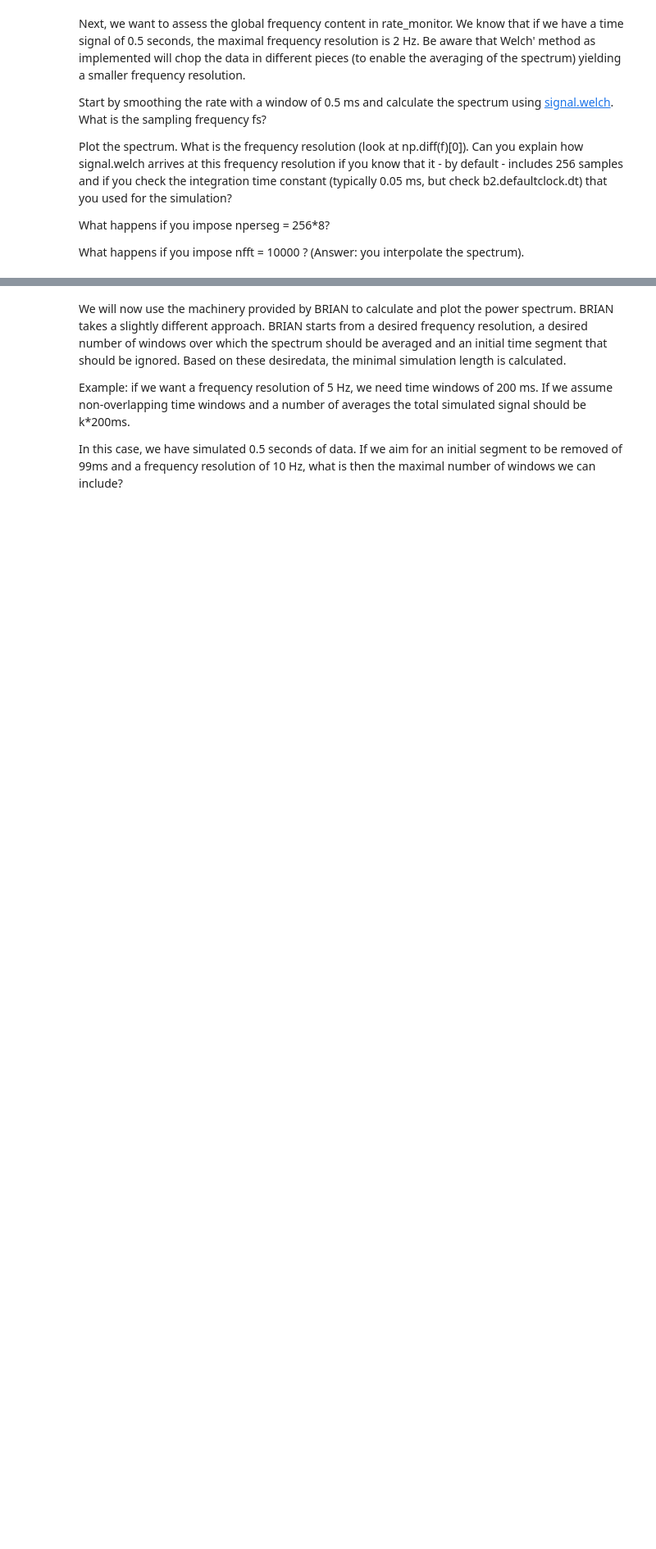
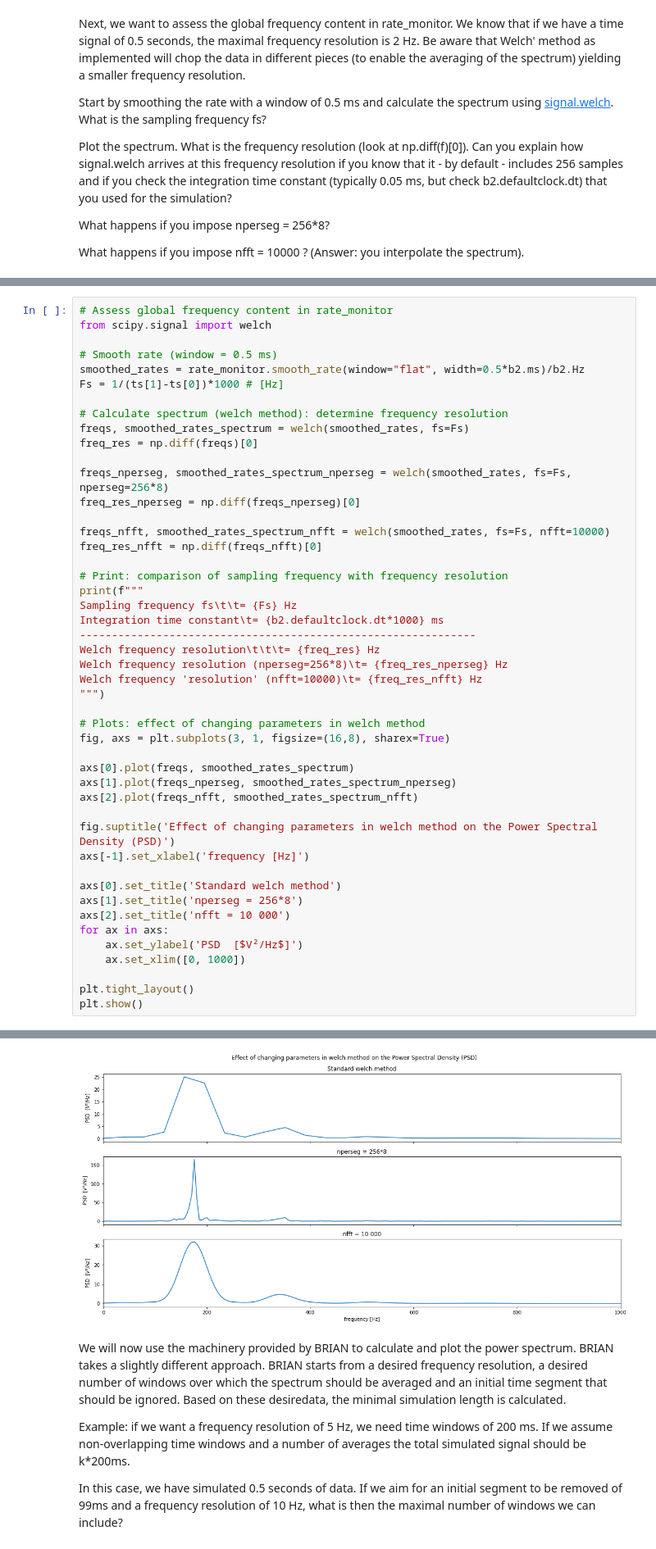
Before and after one commit to RobbeDeMuynck/CN_practicals, a Jupyter notebook: Module 3/Module3_Brunel_Group7.ipynb, the cells around one changed output, grey strips where cells are left out. Shown at 82% size. Cells and saved outputs as stored; diff of their text form; blank space fills up the shorter version.

```diff
--- a/Module 3/Module3_Brunel_Group7.ipynb
+++ b/Module 3/Module3_Brunel_Group7.ipynb
@@ -449,0 +392,48 @@ plt.show()
+# %%
+# Assess global frequency content in rate_monitor
+from scipy.signal import welch
+
+# Smooth rate (window = 0.5 ms)
+smoothed_rates = rate_monitor.smooth_rate(window="flat", width=0.5*b2.ms)/b2.Hz
+Fs = 1/(ts[1]-ts[0])*1000 # [Hz]
+
+# Calculate spectrum (welch method): determine frequency resolution
+freqs, smoothed_rates_spectrum = welch(smoothed_rates, fs=Fs)
+freq_res = np.diff(freqs)[0]
+
+freqs_nperseg, smoothed_rates_spectrum_nperseg = welch(smoothed_rates, fs=Fs, nperseg=256*8)
+freq_res_nperseg = np.diff(freqs_nperseg)[0]
+
+freqs_nfft, smoothed_rates_spectrum_nfft = welch(smoothed_rates, fs=Fs, nfft=10000)
+freq_res_nfft = np.diff(freqs_nfft)[0]
+
+# Print: comparison of sampling frequency with frequency resolution
+print(f"""
+Sampling frequency fs\t\t= {Fs} Hz
+Integration time constant\t= {b2.defaultclock.dt*1000} ms
+--------------------------------------------------------------
+Welch frequency resolution\t\t\t= {freq_res} Hz
+Welch frequency resolution (nperseg=256*8)\t= {freq_res_nperseg} Hz
+Welch frequency 'resolution' (nfft=10000)\t= {freq_res_nfft} Hz
+""")
+
+# Plots: effect of changing parameters in welch method
+fig, axs = plt.subplots(3, 1, figsize=(16,8), sharex=True)
+
+axs[0].plot(freqs, smoothed_rates_spectrum)
+axs[1].plot(freqs_nperseg, smoothed_rates_spectrum_nperseg)
+axs[2].plot(freqs_nfft, smoothed_rates_spectrum_nfft)
+
+fig.suptitle('Effect of changing parameters in welch method on the Power Spectral Density (PSD)')
+axs[-1].set_xlabel('frequency [Hz]')
+
+axs[0].set_title('Standard welch method')
+axs[1].set_title('nperseg = 256*8')
+axs[2].set_title('nfft = 10 000')
+for ax in axs:
+    ax.set_ylabel('PSD  [$V²/Hz$]')
+    ax.set_xlim([0, 1000])
+
+plt.tight_layout()
+plt.show()
+# %% [output]
@@ -450,3 +446,4 @@ plt.show()
+[figure, added]
 # %% [markdown]
 We will now use the machinery provided by BRIAN to calculate and plot the power spectrum. BRIAN takes a slightly different approach. BRIAN starts from a desired frequency resolution, a desired number of windows over which the spectrum should be averaged and an initial time segment that should be ignored. Based on these desiredata, the minimal simulation length is calculated.
 
```
Also changed, not shown: parts of 26 cells of this notebook.
